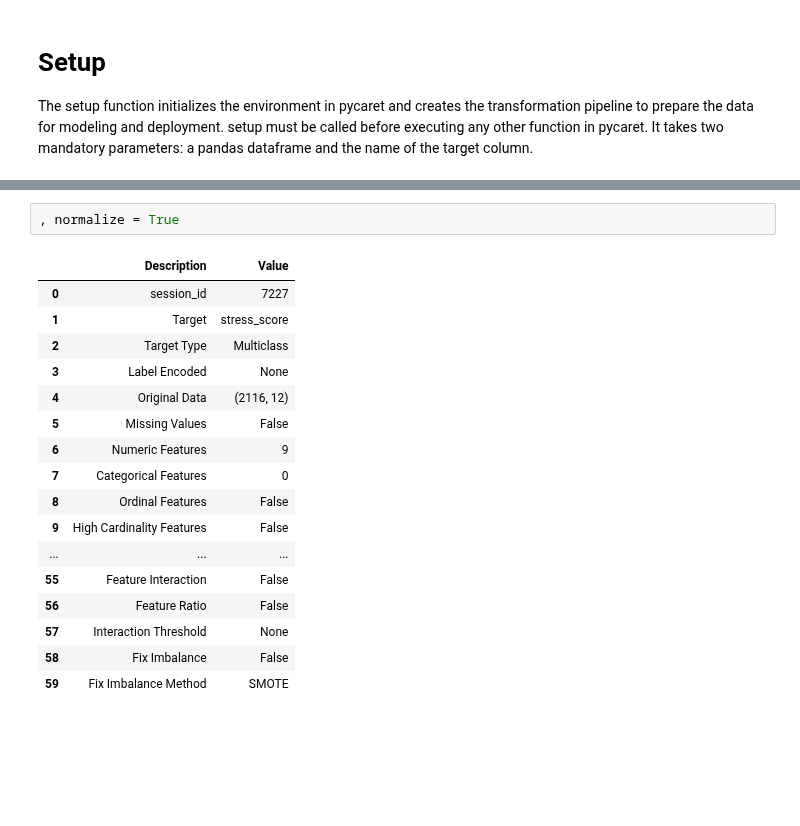
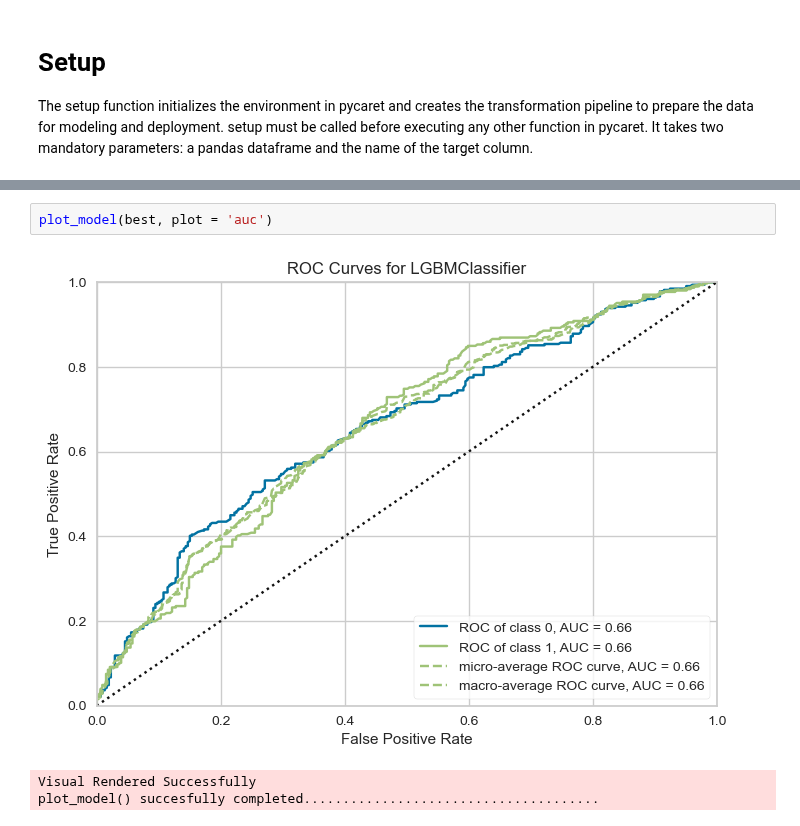
Before and after one commit to kcristinaa/RAIS-miniproject, a Jupyter notebook: predict_semas.ipynb, the cells around one changed output, grey strips where cells are left out. Drawn from its saved outputs; the diff is of its cells as text; blank space fills up the shorter version.

```diff
--- a/predict_semas.ipynb
+++ b/predict_semas.ipynb
@@ -165,20 +255,6 @@ best = compare_models()
-# %%
-, normalize = True
-# %% [output]
-|  | Description | Value |
-| 0 | session_id | 7227 |
-| 1 | Target | stress_score |
-| 2 | Target Type | Multiclass |
-| 3 | Label Encoded | None |
-| 4 | Original Data | (2116, 12) |
-| 5 | Missing Values | False |
-| 6 | Numeric Features | 9 |
-| 7 | Categorical Features | 0 |
-| 8 | Ordinal Features | False |
-| 9 | High Cardinality Features | False |
-| ... | ... | ... |
-| 55 | Feature Interaction | False |
-| 56 | Feature Ratio | False |
-| 57 | Interaction Threshold | None |
-| 58 | Fix Imbalance | False |
-| 59 | Fix Imbalance Method | SMOTE |
+# %%
+plot_model(best, plot = 'auc')
+# %% [output]
+[figure, added]
+Visual Rendered Successfully
+plot_model() succesfully completed......................................
```
Also changed, not shown: parts of 14 cells of this notebook.
